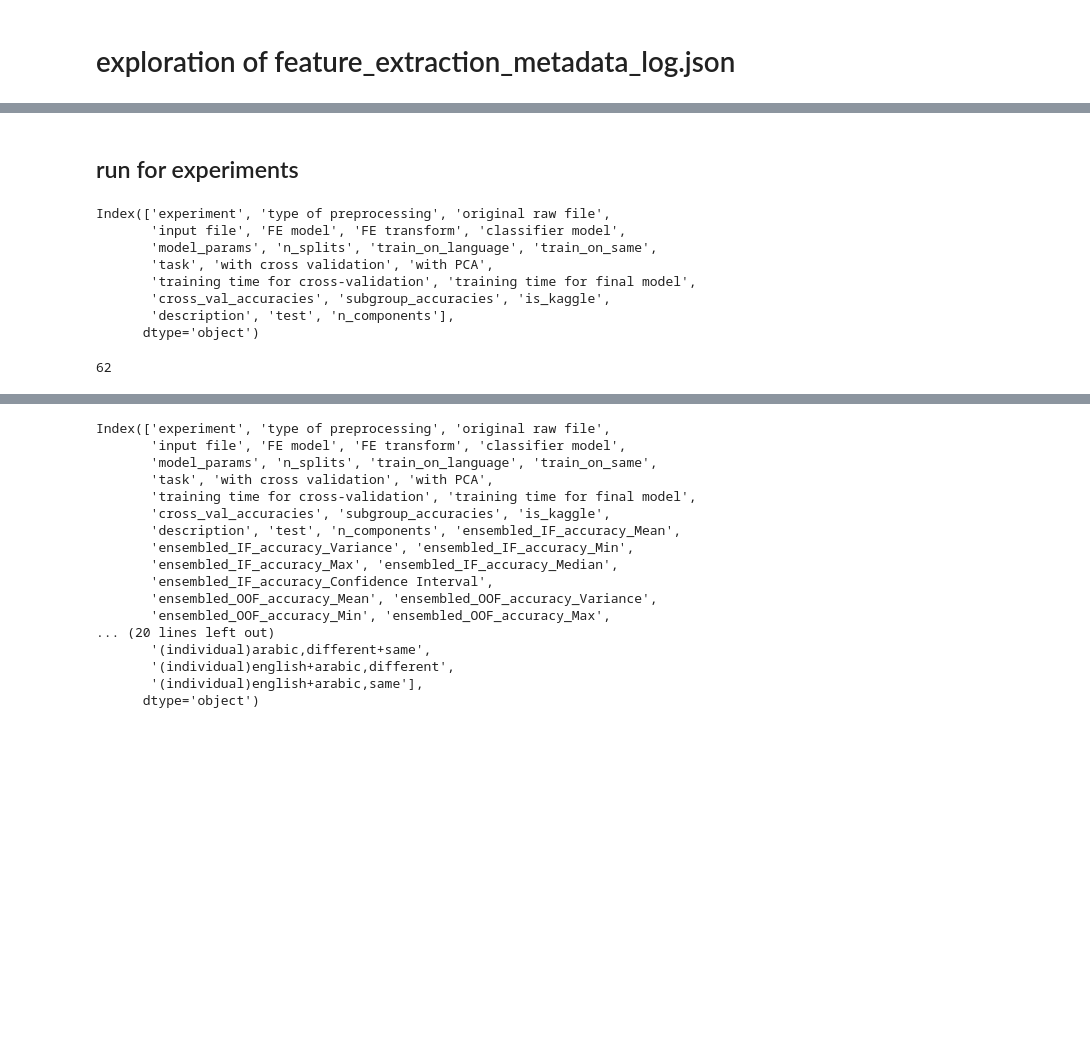
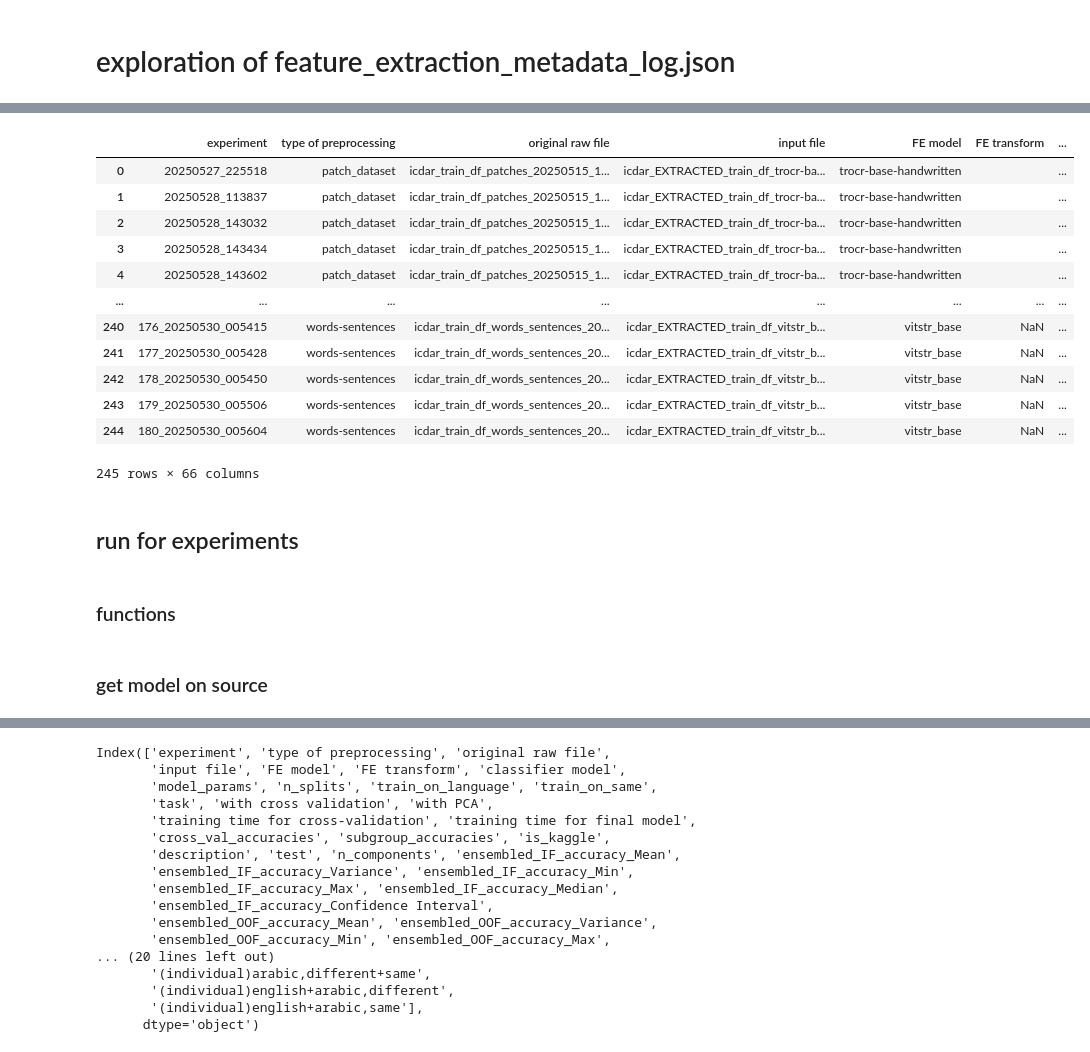
Before and after one commit to gitMorelli/gender_detection, a Jupyter notebook: notebooks/others/explore_log_preprocessed_data.ipynb, the cells around one changed output, grey strips where cells are left out. Drawn from its saved outputs; the diff is of its cells as text; code cells hidden in the pictures; blank space fills up the shorter version.

Commit message:
I have developed pd visualizations to explore the results of training

```diff
--- a/notebooks/others/explore_log_preprocessed_data.ipynb
+++ b/notebooks/others/explore_log_preprocessed_data.ipynb
@@ -273,2 +334,18 @@ Ensembled Summary:
+# %%
+df_exp
+# %% [output]
+|  | experiment | type of preprocessing | original raw file | input file | FE model | FE transform | ... |
+| 0 | 20250527_225518 | patch_dataset | icdar_train_df_patches_20250515_1... | icdar_EXTRACTED_train_df_trocr-ba... | trocr-base-handwritten |  | ... |
+| 1 | 20250528_113837 | patch_dataset | icdar_train_df_patches_20250515_1... | icdar_EXTRACTED_train_df_trocr-ba... | trocr-base-handwritten |  | ... |
+| 2 | 20250528_143032 | patch_dataset | icdar_train_df_patches_20250515_1... | icdar_EXTRACTED_train_df_trocr-ba... | trocr-base-handwritten |  | ... |
+| 3 | 20250528_143434 | patch_dataset | icdar_train_df_patches_20250515_1... | icdar_EXTRACTED_train_df_trocr-ba... | trocr-base-handwritten |  | ... |
+| 4 | 20250528_143602 | patch_dataset | icdar_train_df_patches_20250515_1... | icdar_EXTRACTED_train_df_trocr-ba... | trocr-base-handwritten |  | ... |
+| ... | ... | ... | ... | ... | ... | ... | ... |
+| 240 | 176_20250530_005415 | words-sentences | icdar_train_df_words_sentences_20... | icdar_EXTRACTED_train_df_vitstr_b... | vitstr_base | NaN | ... |
+| 241 | 177_20250530_005428 | words-sentences | icdar_train_df_words_sentences_20... | icdar_EXTRACTED_train_df_vitstr_b... | vitstr_base | NaN | ... |
+| 242 | 178_20250530_005450 | words-sentences | icdar_train_df_words_sentences_20... | icdar_EXTRACTED_train_df_vitstr_b... | vitstr_base | NaN | ... |
+| 243 | 179_20250530_005506 | words-sentences | icdar_train_df_words_sentences_20... | icdar_EXTRACTED_train_df_vitstr_b... | vitstr_base | NaN | ... |
+| 244 | 180_20250530_005604 | words-sentences | icdar_train_df_words_sentences_20... | icdar_EXTRACTED_train_df_vitstr_b... | vitstr_base | NaN | ... |
+245 rows × 66 columns
 # %% [markdown]
 ## run for experiments
@@ -279,15 +352,2 @@ df = file_IO.assemble_csv_from_log(LOG_FILE)
-# %%
-df.columns
-# %% [output]
-Index(['experiment', 'type of preprocessing', 'original raw file',
-       'input file', 'FE model', 'FE transform', 'classifier model',
-       'model_params', 'n_splits', 'train_on_language', 'train_on_same',
-       'task', 'with cross validation', 'with PCA',
-       'training time for cross-validation', 'training time for final model',
-       'cross_val_accuracies', 'subgroup_accuracies', 'is_kaggle',
-       'description', 'test', 'n_components'],
-      dtype='object')
-# %%
-len(df)
-# %% [output]
-62
+# %% [markdown]
+### functions
@@ -293,0 +423,2 @@ len(df)
+# %% [markdown]
+### get model on source
```
Also changed, not shown: parts of 40 cells of this notebook, 4 other files.
